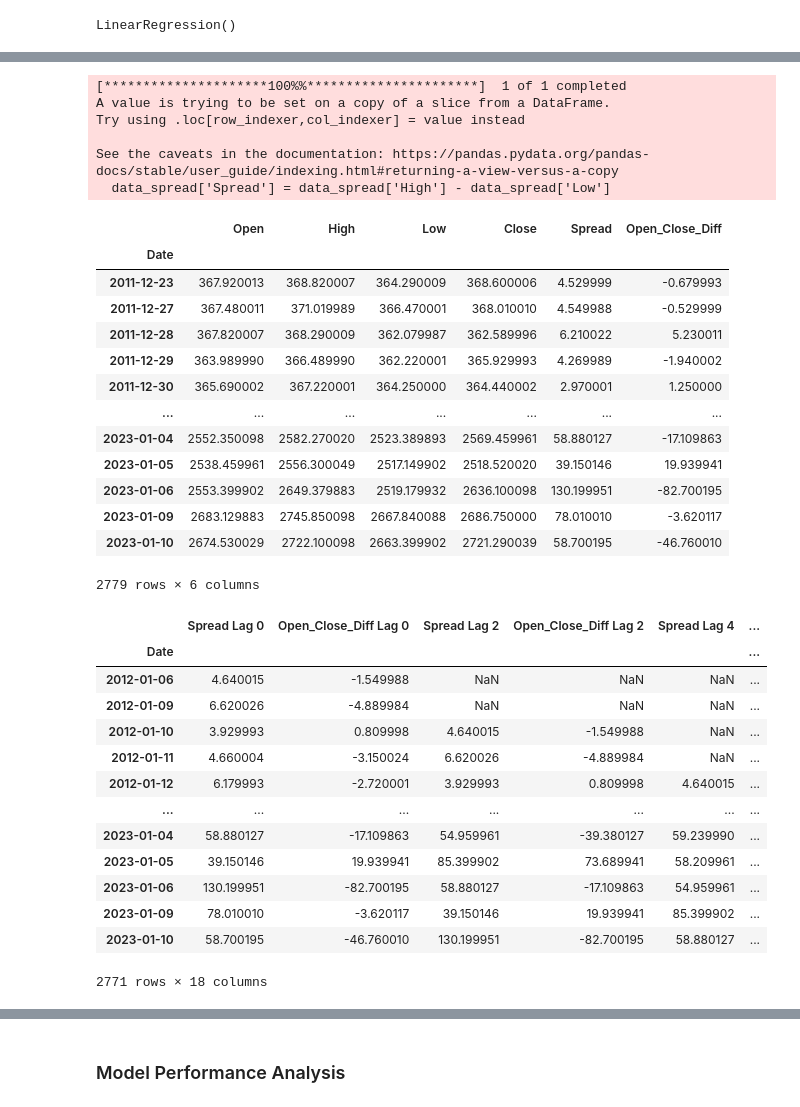
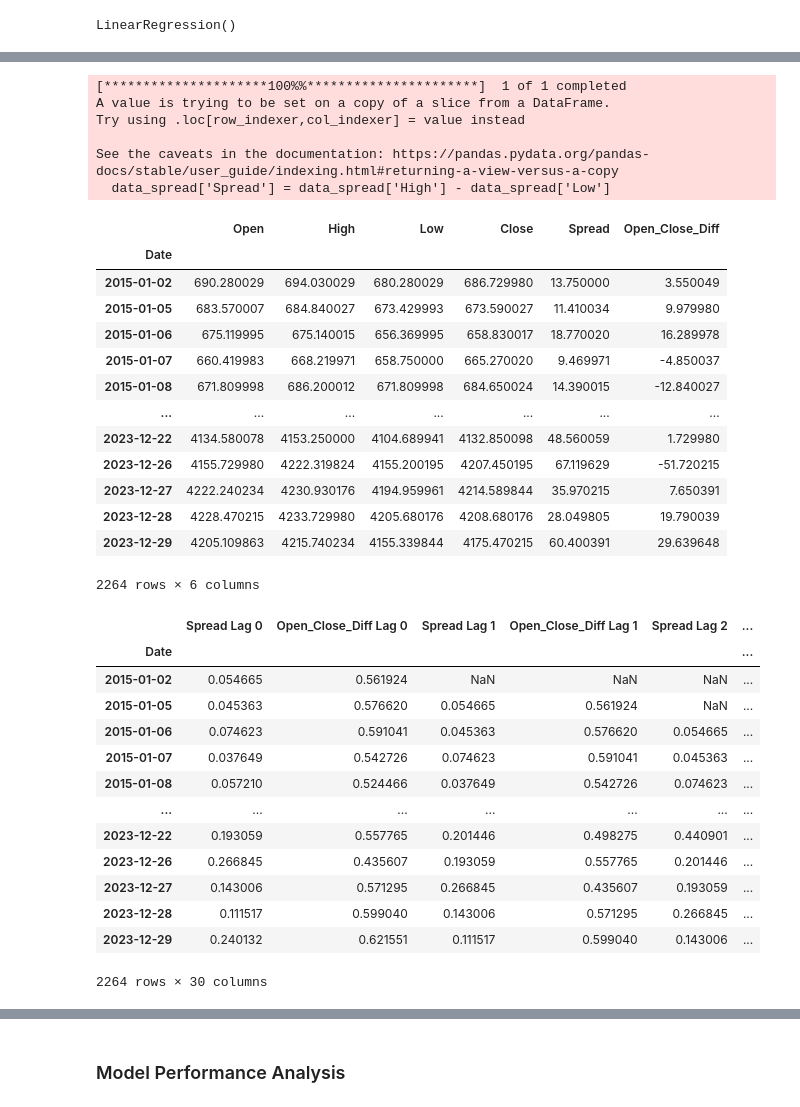
Before and after one commit to gjm826f8/NUS-FT5005-Project, a Jupyter notebook: Model.ipynb, the cells around one changed output, grey strips where cells are left out. Drawn from its saved outputs; the diff is of its cells as text; code cells hidden in the pictures.

```diff
--- a/Model.ipynb
+++ b/Model.ipynb
@@ -376,55 +495,56 @@ for i in range(10):
 # %%
 # Download the ^SOX data from Yahoo Finance (Open, High, Low, Close)
-data_spread = yf.download('^SOX', start=start_date, end=end_date, interval='1d')[['Open', 'High', 'Low', 'Close']]
+data_spread = yf.download('^SOX', start='2015-01-01', end='2023-12-31', interval='1d')[['Open', 'High', 'Low', 'Close']]
 data_spread.index = pd.to_datetime(data_spread.index)
 
 # Calculate the spread between the High and Low prices, open and close prices
 data_spread['Spread'] = data_spread['High'] - data_spread['Low']
 data_spread['Open_Close_Diff'] = data_spread['Open'] - data_spread['Close']
 
 data_spread
 # %% [output]
 [*********************100%%**********************]  1 of 1 completed
 A value is trying to be set on a copy of a slice from a DataFrame.
 Try using .loc[row_indexer,col_indexer] = value instead
 
 See the caveats in the documentation: https://pandas.pydata.org/pandas-docs/stable/user_guide/indexing.html#returning-a-view-versus-a-copy
   data_spread['Spread'] = data_spread['High'] - data_spread['Low']
 |  | Open | High | Low | Close | Spread | Open_Close_Diff |
 | Date |  |  |  |  |  |  |
-| 2011-12-23 | 367.920013 | 368.820007 | 364.290009 | 368.600006 | 4.529999 | -0.679993 |
-| 2011-12-27 | 367.480011 | 371.019989 | 366.470001 | 368.010010 | 4.549988 | -0.529999 |
-| 2011-12-28 | 367.820007 | 368.290009 | 362.079987 | 362.589996 | 6.210022 | 5.230011 |
-| 2011-12-29 | 363.989990 | 366.489990 | 362.220001 | 365.929993 | 4.269989 | -1.940002 |
-| 2011-12-30 | 365.690002 | 367.220001 | 364.250000 | 364.440002 | 2.970001 | 1.250000 |
+| 2015-01-02 | 690.280029 | 694.030029 | 680.280029 | 686.729980 | 13.750000 | 3.550049 |
+| 2015-01-05 | 683.570007 | 684.840027 | 673.429993 | 673.590027 | 11.410034 | 9.979980 |
+| 2015-01-06 | 675.119995 | 675.140015 | 656.369995 | 658.830017 | 18.770020 | 16.289978 |
+| 2015-01-07 | 660.419983 | 668.219971 | 658.750000 | 665.270020 | 9.469971 | -4.850037 |
+| 2015-01-08 | 671.809998 | 686.200012 | 671.809998 | 684.650024 | 14.390015 | -12.840027 |
 | ... | ... | ... | ... | ... | ... | ... |
-| 2023-01-04 | 2552.350098 | 2582.270020 | 2523.389893 | 2569.459961 | 58.880127 | -17.109863 |
-| 2023-01-05 | 2538.459961 | 2556.300049 | 2517.149902 | 2518.520020 | 39.150146 | 19.939941 |
-| 2023-01-06 | 2553.399902 | 2649.379883 | 2519.179932 | 2636.100098 | 130.199951 | -82.700195 |
-| 2023-01-09 | 2683.129883 | 2745.850098 | 2667.840088 | 2686.750000 | 78.010010 | -3.620117 |
-| 2023-01-10 | 2674.530029 | 2722.100098 | 2663.399902 | 2721.290039 | 58.700195 | -46.760010 |
+| 2023-12-22 | 4134.580078 | 4153.250000 | 4104.689941 | 4132.850098 | 48.560059 | 1.729980 |
+| 2023-12-26 | 4155.729980 | 4222.319824 | 4155.200195 | 4207.450195 | 67.119629 | -51.720215 |
+| 2023-12-27 | 4222.240234 | 4230.930176 | 4194.959961 | 4214.589844 | 35.970215 | 7.650391 |
+| 2023-12-28 | 4228.470215 | 4233.729980 | 4205.680176 | 4208.680176 | 28.049805 | 19.790039 |
+| 2023-12-29 | 4205.109863 | 4215.740234 | 4155.339844 | 4175.470215 | 60.400391 | 29.639648 |
-2779 rows × 6 columns
+2264 rows × 6 columns
 # %%
-# Add new columns of lag spread and lag open-close difference (8 periods lag)
+# Add new columns of lag spread and lag open-close difference (14 periods lag)
 data_spread_lag = pd.DataFrame()
-for i in range(0, 17, 2):
+for i in range(0, 15):
     data_spread_lag[f'Spread Lag {i}'] = data_spread['Spread'].shift(i)
     data_spread_lag[f'Open_Close_Diff Lag {i}'] = data_spread['Open_Close_Diff'].shift(i)
 
+data_spread_lag = data_preprocess_transform(data_spread_lag)
 data_spread_lag
 # %% [output]
-|  | Spread Lag 0 | Open_Close_Diff Lag 0 | Spread Lag 2 | Open_Close_Diff Lag 2 | Spread Lag 4 | ... |
+|  | Spread Lag 0 | Open_Close_Diff Lag 0 | Spread Lag 1 | Open_Close_Diff Lag 1 | Spread Lag 2 | ... |
 | Date |  |  |  |  |  | ... |
-| 2012-01-06 | 4.640015 | -1.549988 | NaN | NaN | NaN | ... |
-| 2012-01-09 | 6.620026 | -4.889984 | NaN | NaN | NaN | ... |
-| 2012-01-10 | 3.929993 | 0.809998 | 4.640015 | -1.549988 | NaN | ... |
-| 2012-01-11 | 4.660004 | -3.150024 | 6.620026 | -4.889984 | NaN | ... |
-| 2012-01-12 | 6.179993 | -2.720001 | 3.929993 | 0.809998 | 4.640015 | ... |
+| 2015-01-02 | 0.054665 | 0.561924 | NaN | NaN | NaN | ... |
+| 2015-01-05 | 0.045363 | 0.576620 | 0.054665 | 0.561924 | NaN | ... |
+| 2015-01-06 | 0.074623 | 0.591041 | 0.045363 | 0.576620 | 0.054665 | ... |
+| 2015-01-07 | 0.037649 | 0.542726 | 0.074623 | 0.591041 | 0.045363 | ... |
+| 2015-01-08 | 0.057210 | 0.524466 | 0.037649 | 0.542726 | 0.074623 | ... |
 | ... | ... | ... | ... | ... | ... | ... |
-| 2023-01-04 | 58.880127 | -17.109863 | 54.959961 | -39.380127 | 59.239990 | ... |
-| 2023-01-05 | 39.150146 | 19.939941 | 85.399902 | 73.689941 | 58.209961 | ... |
-| 2023-01-06 | 130.199951 | -82.700195 | 58.880127 | -17.109863 | 54.959961 | ... |
-| 2023-01-09 | 78.010010 | -3.620117 | 39.150146 | 19.939941 | 85.399902 | ... |
-| 2023-01-10 | 58.700195 | -46.760010 | 130.199951 | -82.700195 | 58.880127 | ... |
+| 2023-12-22 | 0.193059 | 0.557765 | 0.201446 | 0.498275 | 0.440901 | ... |
+| 2023-12-26 | 0.266845 | 0.435607 | 0.193059 | 0.557765 | 0.201446 | ... |
+| 2023-12-27 | 0.143006 | 0.571295 | 0.266845 | 0.435607 | 0.193059 | ... |
+| 2023-12-28 | 0.111517 | 0.599040 | 0.143006 | 0.571295 | 0.266845 | ... |
+| 2023-12-29 | 0.240132 | 0.621551 | 0.111517 | 0.599040 | 0.143006 | ... |
-2771 rows × 18 columns
+2264 rows × 30 columns
 # %%
```
Also changed, not shown: parts of 32 cells of this notebook.
